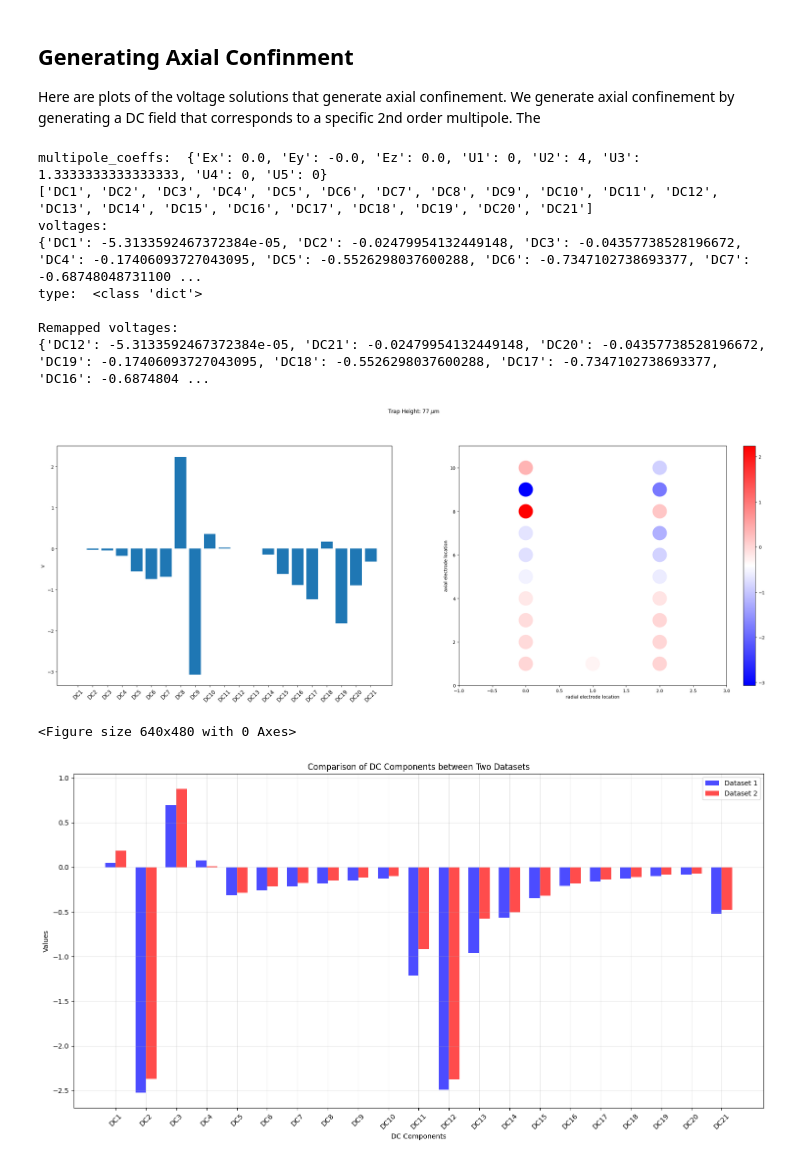
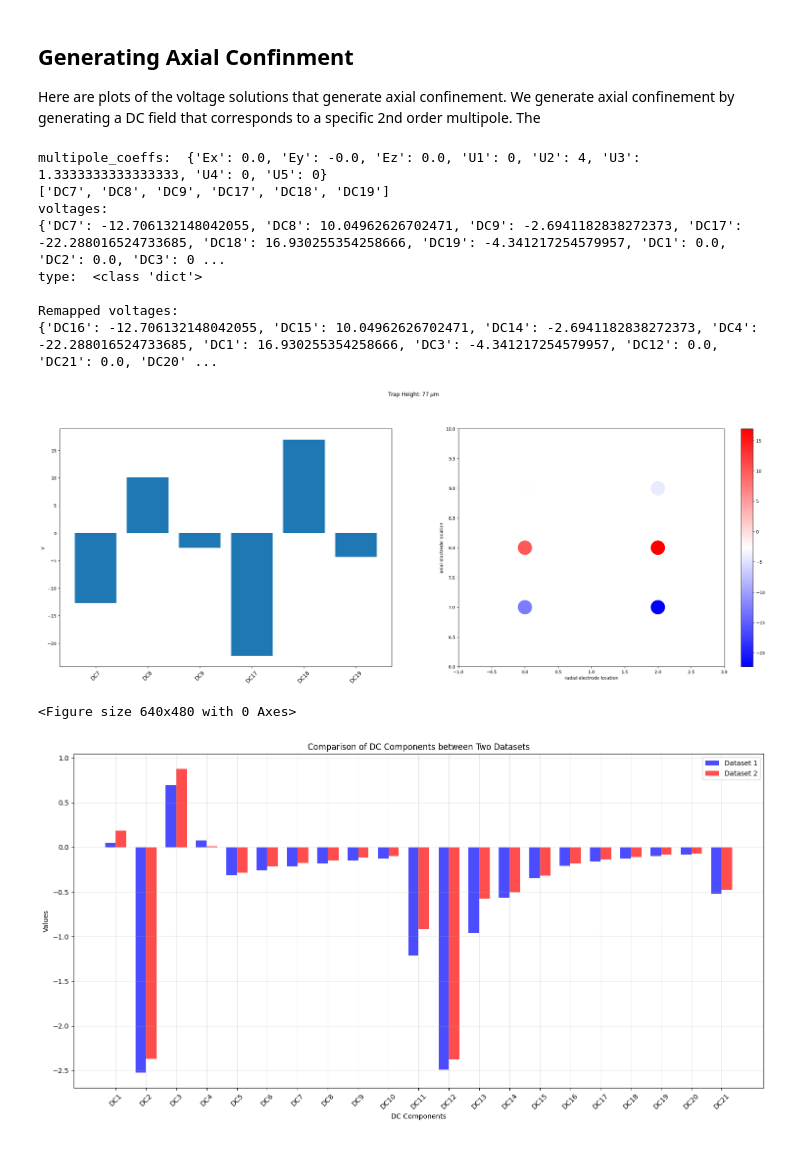
Before and after one commit to HaeffnerLab/bem, a Jupyter notebook: examples/Integrated_photonics/III_Multipole_Expansion.ipynb, the cells around one changed output. Saved outputs shown, nothing was run; the diff lists cells and outputs as text; code cells hidden in the pictures.

Commit message:
try to trap with less electrodes

```diff
--- a/examples/Integrated_photonics/III_Multipole_Expansion.ipynb
+++ b/examples/Integrated_photonics/III_Multipole_Expansion.ipynb
@@ -131,8 +131,27 @@ notes:
 # RF should be set to ground to do a multipole decomposition of the DC fields.
 # Setting RF to ground means that no DC bias is applied to the RF.
 excl = {"RF":"gnd",
-        # "DC2": "gnd",  # This electrode will be grounded (0V)
-        # "DC15": "gnd",  # This electrode will be grounded (0V)
+        "DC1":"gnd",
+        "DC2":"gnd",
+        "DC3":"gnd",
+        "DC4":"gnd",
+        "DC5":"gnd",
+        "DC6":"gnd",
+        # "DC7":"gnd",
+        # "DC8":"gnd",
+        # "DC9":"gnd",
+        "DC10":"gnd",
+        "DC11": "gnd",
+        "DC12": "gnd",
+        "DC13": "gnd",
+        "DC14": "gnd",
+        "DC15": "gnd",
+        "DC16": "gnd",
+        # "DC17": "gnd",
+        # "DC18": "gnd",
+        # "DC19": "gnd",
+        "DC20": "gnd",
+        "DC21": "gnd",
     }
 
 #build the controlled electrodes list, given the constraints of the 'excl' list
@@ -440,6 +459,28 @@ voltages = plot_muls(s,xl,zl0,roi,
 # voltages["DC2"] = 0.0
 # voltages["DC15"] = 0.0
 
+voltages["DC1"] = 0.0
+voltages["DC2"] = 0.0
+voltages["DC3"] = 0.0
+voltages["DC4"] = 0.0
+voltages["DC5"] = 0.0
+voltages["DC6"] = 0.0
+# voltages["DC7"] = 0.0
+# voltages["DC8"] = 0.0
+# voltages["DC9"] = 0.0
+voltages["DC10"] = 0.0
+voltages["DC11"] = 0.0
+voltages["DC12"] = 0.0
+voltages["DC13"] = 0.0
+voltages["DC14"] = 0.0
+voltages["DC15"] = 0.0
+voltages["DC16"] = 0.0
+# voltages["DC17"] = 0.0
+# voltages["DC18"] = 0.0
+# voltages["DC19"] = 0.0
+voltages["DC20"] = 0.0
+voltages["DC21"] = 0.0
+
 # voltages = {'DC21': -9.99, 'DC20': -9.0, 'DC19': -8.0, 'DC18': -7.0, 'DC17': -6.0, 'DC16': -5.0, 'DC15': -4.0, 'DC14': -3.0, 'DC13': -2.0, 'DC12': -1.0, 'DC10': +1.0, 'DC9': +2.0, 'DC8': +3.0, 'DC7': +4.0, 'DC6': +5.0, 'DC5': +6.0, 'DC4': +7.0, 'DC3': +8.0, 'DC2': +9.0, 'DC1': +9.99, 'DC11': +0.75}
 
 print(f"voltages: \n{voltages}")
@@ -457,37 +498,37 @@ voltage_mapping = {
     "DC9": "DC14",
     "DC10": "DC13",
 
     "DC11": "DC9",
     "DC12": "DC6",
     "DC13": "DC10",
     "DC14": "DC8",
     "DC15": "DC7",
     "DC16": "DC11",
     "DC17": "DC4",
     "DC18": "DC1",
     "DC19": "DC3",
     "DC20": "DC2",
     "DC21": "DC5",
 }
 
 # Remap the voltages dictionary keys using voltage_mapping. if there is no the corresponding key in the original dictionary, assign value 0.0 to the corresponding key in the remapped dictionary
 remapped_voltages = {voltage_mapping.get(k, k): v for k, v in voltages.items()}
 print(f"\nRemapped voltages: \n{remapped_voltages}")
 
 fig.canvas.draw()
 fig.tight_layout(pad=1)
 fig = plt.figure()
 plt.show()
 # %% [output]
 multipole_coeffs:  {'Ex': 0.0, 'Ey': -0.0, 'Ez': 0.0, 'U1': 0, 'U2': 4, 'U3': 1.3333333333333333, 'U4': 0, 'U5': 0}
-['DC1', 'DC2', 'DC3', 'DC4', 'DC5', 'DC6', 'DC7', 'DC8', 'DC9', 'DC10', 'DC11', 'DC12', 'DC13', 'DC14', 'DC15', 'DC16', 'DC17', 'DC18', 'DC19', 'DC20', 'DC21']
+['DC7', 'DC8', 'DC9', 'DC17', 'DC18', 'DC19']
 voltages:
-{'DC1': -5.3133592467372384e-05, 'DC2': -0.02479954132449148, 'DC3': -0.04357738528196672, 'DC4': -0.17406093727043095, 'DC5': -0.5526298037600288, 'DC6': -0.7347102738693377, 'DC7': -0.68748048731100 ...
+{'DC7': -12.706132148042055, 'DC8': 10.04962626702471, 'DC9': -2.6941182838272373, 'DC17': -22.288016524733685, 'DC18': 16.930255354258666, 'DC19': -4.341217254579957, 'DC1': 0.0, 'DC2': 0.0, 'DC3': 0 ...
 type:  <class 'dict'>
 
 Remapped voltages:
-{'DC12': -5.3133592467372384e-05, 'DC21': -0.02479954132449148, 'DC20': -0.04357738528196672, 'DC19': -0.17406093727043095, 'DC18': -0.5526298037600288, 'DC17': -0.7347102738693377, 'DC16': -0.6874804 ...
+{'DC16': -12.706132148042055, 'DC15': 10.04962626702471, 'DC14': -2.6941182838272373, 'DC4': -22.288016524733685, 'DC1': 16.930255354258666, 'DC3': -4.341217254579957, 'DC12': 0.0, 'DC21': 0.0, 'DC20' ...
-[figure, old version]
+[figure, new version]
 <Figure size 640x480 with 0 Axes>
 # %%
 import matplotlib.pyplot as plt
```
Also changed, not shown: parts of 2 cells of this notebook, 1 other file.
